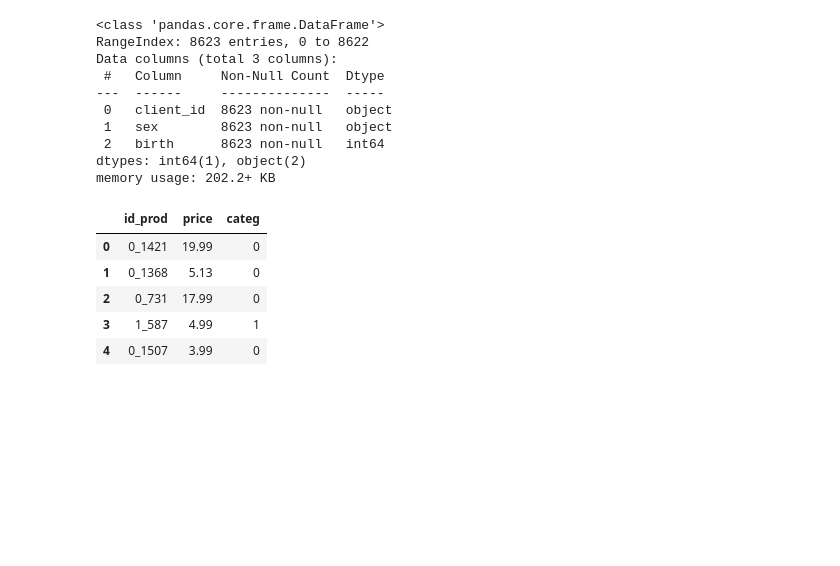
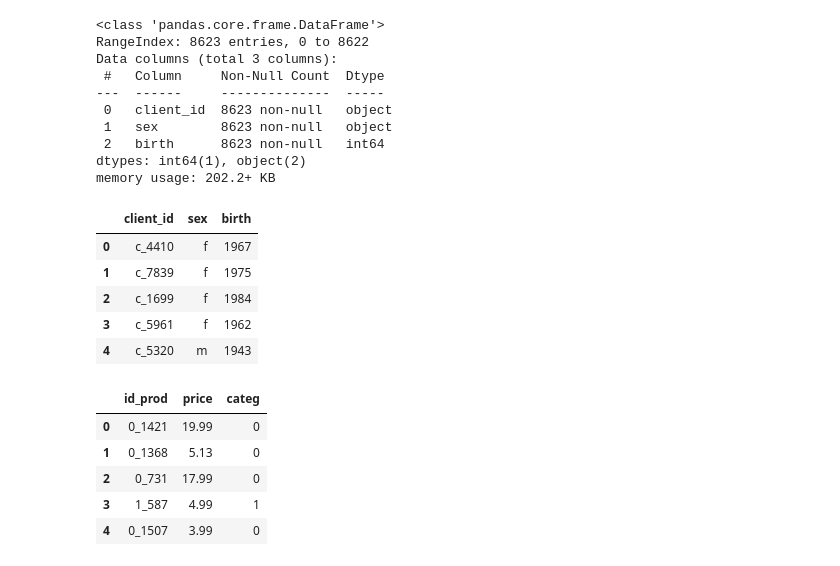
Before and after one commit to furawa/OC_data_analyst_projects, a Jupyter notebook: 02_analyze_company_sales/analyze_company_sales.ipynb, the cells around one changed output. Saved outputs shown, nothing was run; the diff lists cells and outputs as text; code cells hidden in the pictures; blank space fills up the shorter version.

```diff
--- a/02_analyze_company_sales/analyze_company_sales.ipynb
+++ b/02_analyze_company_sales/analyze_company_sales.ipynb
@@ -48,6 +49,15 @@ Data columns (total 3 columns):
  2   birth      8623 non-null   int64
 dtypes: int64(1), object(2)
 memory usage: 202.2+ KB
+# %%
+customers.head()
+# %% [output]
+|  | client_id | sex | birth |
+| 0 | c_4410 | f | 1967 |
+| 1 | c_7839 | f | 1975 |
+| 2 | c_1699 | f | 1984 |
+| 3 | c_5961 | f | 1962 |
+| 4 | c_5320 | m | 1943 |
 # %%
 products.head()
 # %% [output]
```
Also changed, not shown: parts of 10 cells of this notebook.
